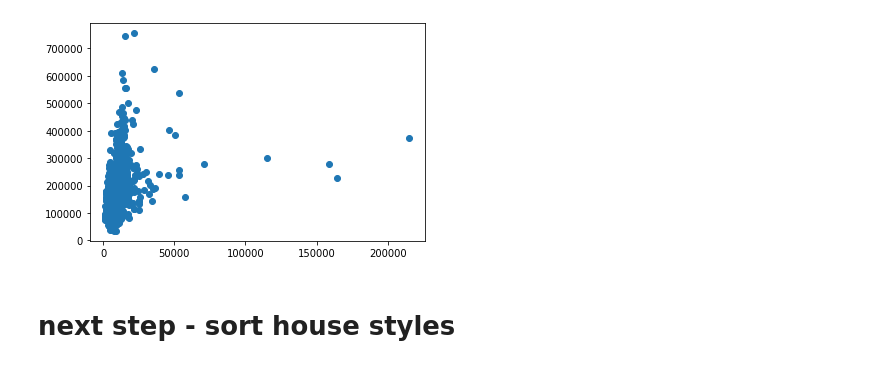
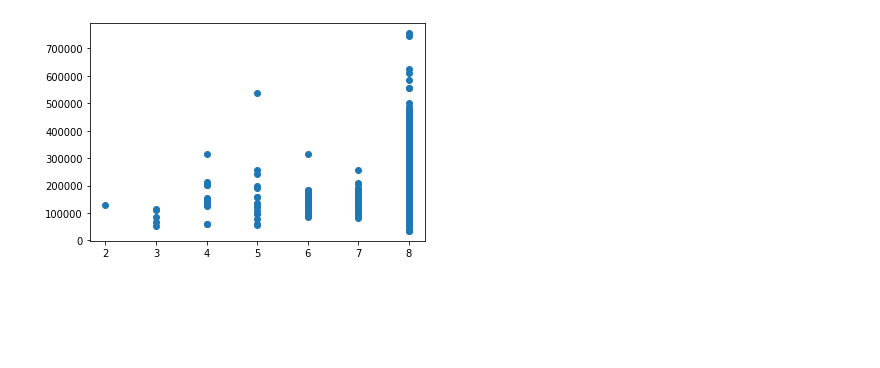
Before and after one commit to astramax57/house-prices, a Jupyter notebook: hp_analyze_iter2.ipynb, the cells around one changed output. Saved outputs shown, nothing was run; the diff lists cells and outputs as text; code cells hidden in the pictures; blank space fills up the shorter version.

Commit message:
try new approach based on https://www.kaggle.com/milankalkenings/deep-dive-feature-importance-house-prices

```diff
--- a/hp_analyze_iter2.ipynb
+++ b/hp_analyze_iter2.ipynb
@@ -42,6 +35,4 @@ df_train.plot.scatter(x = 'LotArea', y=('SalePrice'));
 # %%
-plt.scatter(x=df_train['LotArea'], y=(df_train['SalePrice']));
+plt.scatter(x=(df_train['Functional']), y=(df_train['SalePrice']));
 # %% [output]
-[figure, old version]
+[figure, new version]
-# %% [markdown]
-# next step - sort house styles
```
Also changed, not shown: parts of 11 cells of this notebook, 6 other files.
